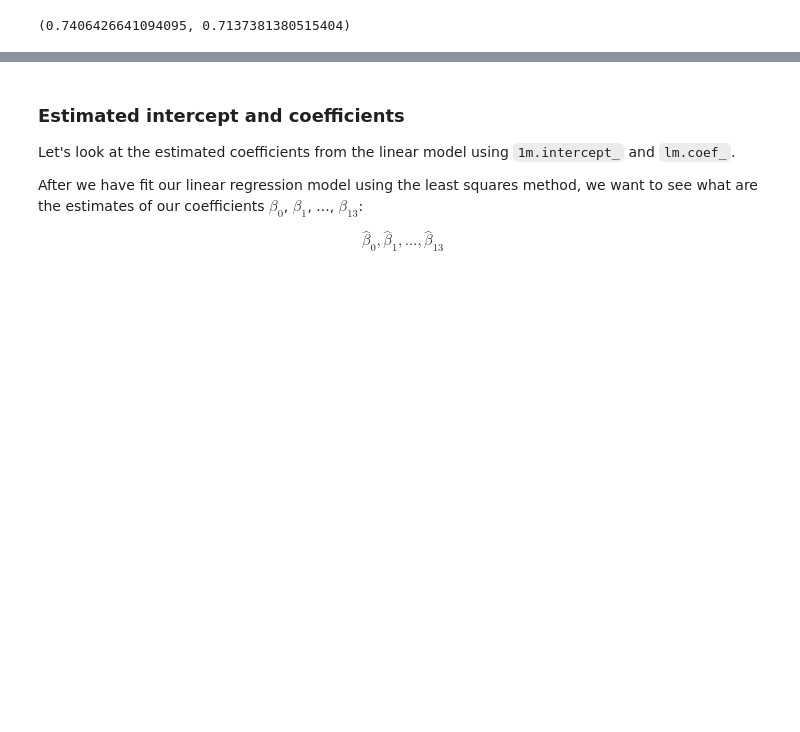
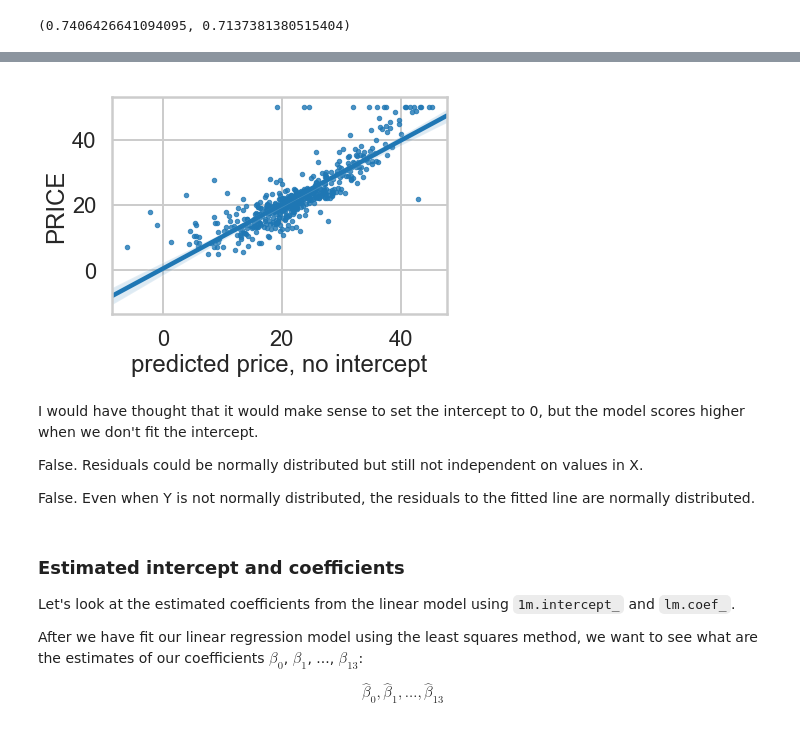
Before and after one commit to ghopping/Data_Science_Career_Track, a Jupyter notebook: linear_regression/Mini_Project_Linear_Regression.ipynb, the cells around one changed output, grey strips where cells are left out. Cells and saved outputs as stored; diff of their text form; code cells hidden in the pictures; blank space fills up the shorter version.

```diff
--- a/linear_regression/Mini_Project_Linear_Regression.ipynb
+++ b/linear_regression/Mini_Project_Linear_Regression.ipynb
@@ -522,3 +531,15 @@ lm.score(X, bos.PRICE), no_int.score(X, bos.PRICE)
+# %%
+#compare real price with model with no intercept set
+ax = sns.regplot(y=bos.PRICE, x=no_int.predict(X), fit_reg = True, scatter_kws={'s':20})
+_ = ax.set(xlabel='predicted price, no intercept')
+# %% [output]
+[figure, added]
+# %% [markdown]
+I would have thought that it would make sense to set the intercept to 0, but the model scores higher when we don't fit the intercept.
+
+False. Residuals could be normally distributed but still not independent on values in X.
+
+False. Even when Y is not normally distributed, the residuals to the fitted line are normally distributed.
 # %% [markdown]
 ### Estimated intercept and coefficients
 
```
Also changed, not shown: parts of 28 cells of this notebook.
